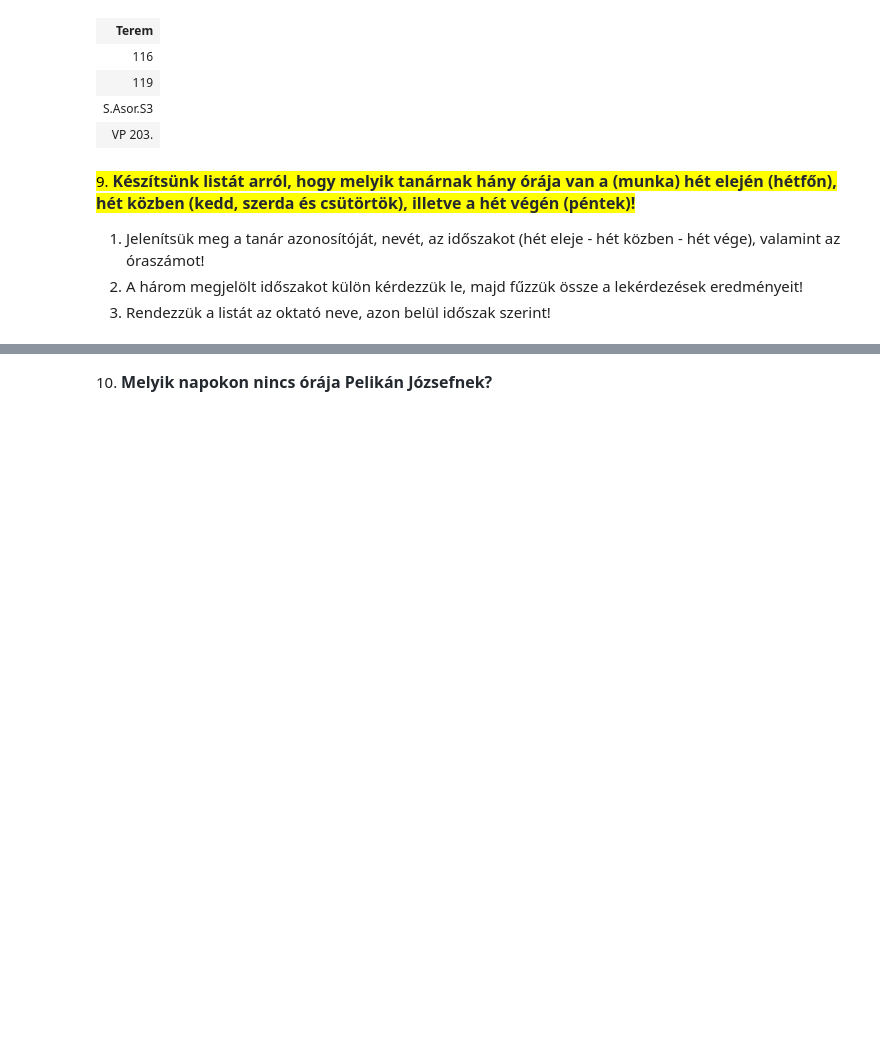
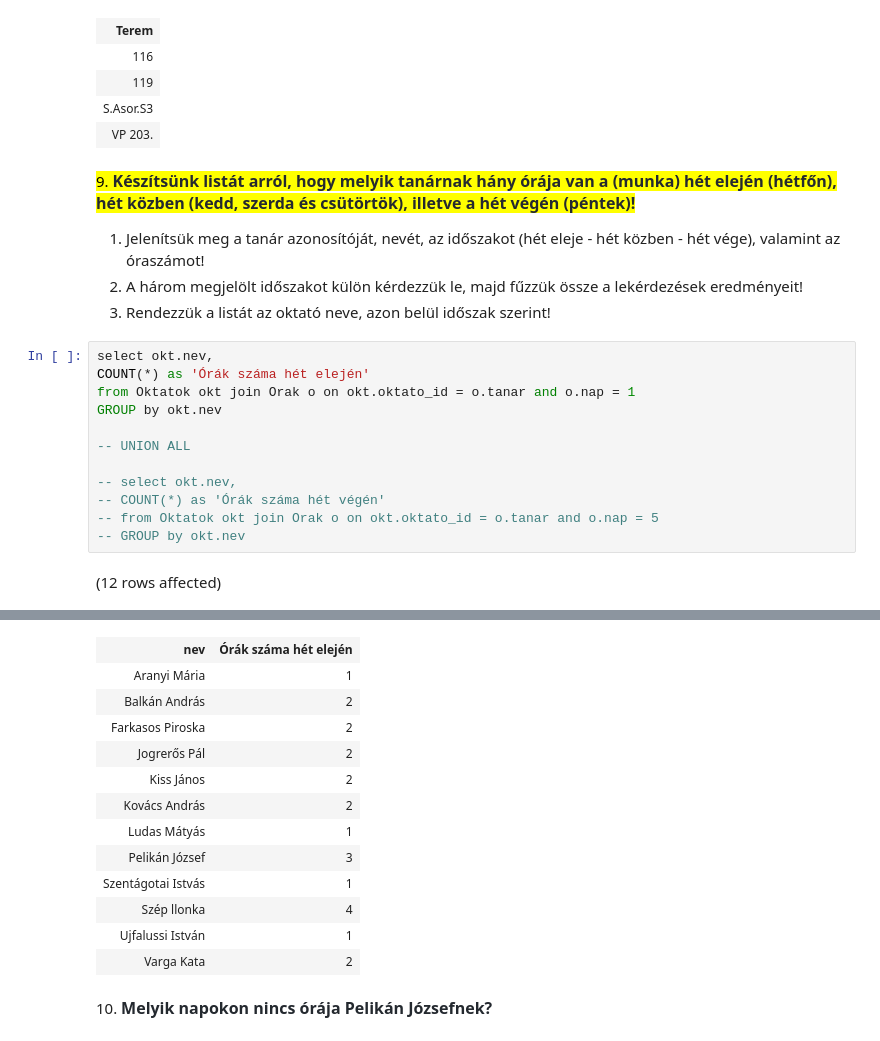
Before and after one commit to meglehetosen/sql1, a Jupyter notebook: gyakorlat03_feladatok.ipynb, the cells around one changed output, grey strips where cells are left out. Saved outputs shown, nothing was run; the diff lists cells and outputs as text; blank space fills up the shorter version.

```diff
--- a/gyakorlat03_feladatok.ipynb
+++ b/gyakorlat03_feladatok.ipynb
@@ -191,3 +192,17 @@ Total execution time: 00:00:00.028
 1. Jelenítsük meg a tanár azonosítóját, nevét, az időszakot (hét eleje - hét közben - hét vége), valamint az óraszámot!
 2. A három megjelölt időszakot külön kérdezzük le, majd fűzzük össze a lekérdezések eredményeit!
 3. Rendezzük a listát az oktató neve, azon belül időszak szerint!
+# %%
+select okt.nev,
+COUNT(*) as 'Órák száma hét elején'
+from Oktatok okt join Orak o on okt.oktato_id = o.tanar and o.nap = 1
+GROUP by okt.nev
+
+-- UNION ALL
+
+-- select okt.nev,
+-- COUNT(*) as 'Órák száma hét végén'
+-- from Oktatok okt join Orak o on okt.oktato_id = o.tanar and o.nap = 5
+-- GROUP by okt.nev
+# %% [output]
+(12 rows affected)
@@ -194,3 +210,16 @@ Total execution time: 00:00:00.028
+| nev | Órák száma hét elején |
+| Aranyi Mária | 1 |
+| Balkán András | 2 |
+| Farkasos Piroska | 2 |
+| Jogrerős Pál | 2 |
+| Kiss János | 2 |
+| Kovács András | 2 |
+| Ludas Mátyás | 1 |
+| Pelikán József | 3 |
+| Szentágotai Istvás | 1 |
+| Szép llonka | 4 |
+| Ujfalussi István | 1 |
+| Varga Kata | 2 |
 # %% [markdown]
 10. <span style="background-color: rgb(255, 255, 255); color: rgb(36, 41, 47); font-family: -apple-system, BlinkMacSystemFont, &quot;Segoe UI&quot;, Helvetica, Arial, sans-serif, &quot;Apple Color Emoji&quot;, &quot;Segoe UI Emoji&quot;; font-size: 16px; font-weight: 600;">Melyik napokon nincs órája Pelikán Józsefnek?</span>
 # %%
```
Also changed, not shown: parts of 1 cell of this notebook.
